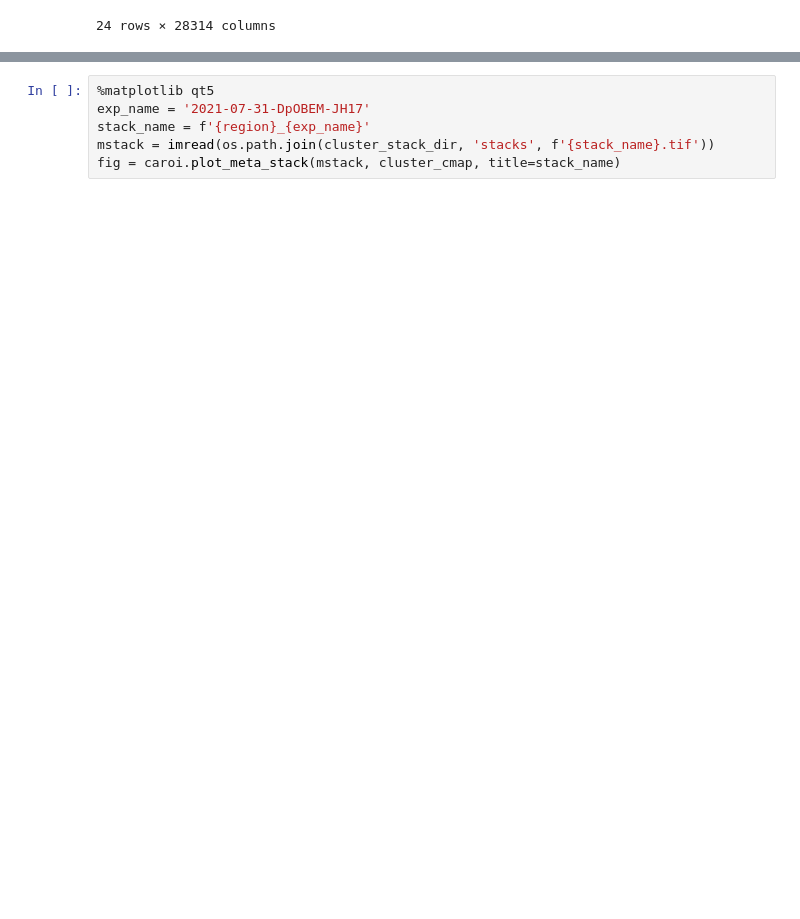
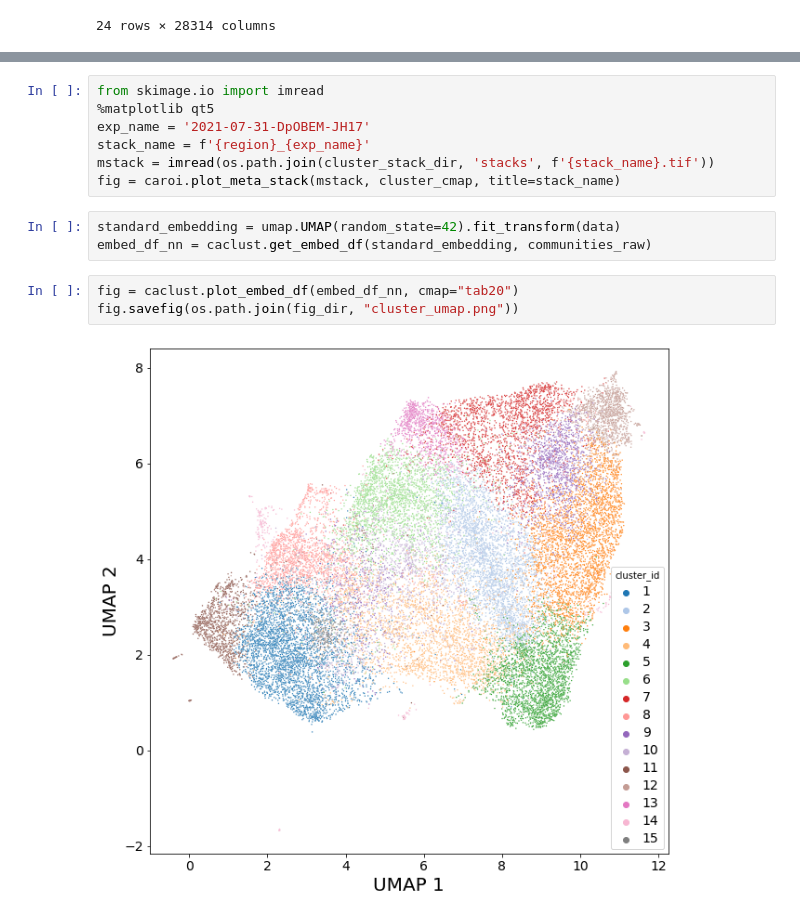
Before and after one commit to aloejhb/catrace, a Jupyter notebook: notebooks/tuning_curve_OB.ipynb, the cells around one changed output, grey strips where cells are left out. Cells and saved outputs as stored; diff of their text form; blank space fills up the shorter version.

```diff
--- a/notebooks/tuning_curve_OB.ipynb
+++ b/notebooks/tuning_curve_OB.ipynb
@@ -264,8 +200,17 @@ for exp_name, cond in dtpar.exp_list:
 2022-02-13-DpOBEM-N10
 2022-02-20-DpOBEM-N11
 # %%
+from skimage.io import imread
 %matplotlib qt5
 exp_name = '2021-07-31-DpOBEM-JH17'
 stack_name = f'{region}_{exp_name}'
 mstack = imread(os.path.join(cluster_stack_dir, 'stacks', f'{stack_name}.tif'))
 fig = caroi.plot_meta_stack(mstack, cluster_cmap, title=stack_name)
+# %%
+standard_embedding = umap.UMAP(random_state=42).fit_transform(data)
+embed_df_nn = caclust.get_embed_df(standard_embedding, communities_raw)
+# %%
+fig = caclust.plot_embed_df(embed_df_nn, cmap="tab20")
+fig.savefig(os.path.join(fig_dir, "cluster_umap.png"))
+# %% [output]
+[figure, added]
```
Also changed, not shown: parts of 15 cells of this notebook, 4 other files.
